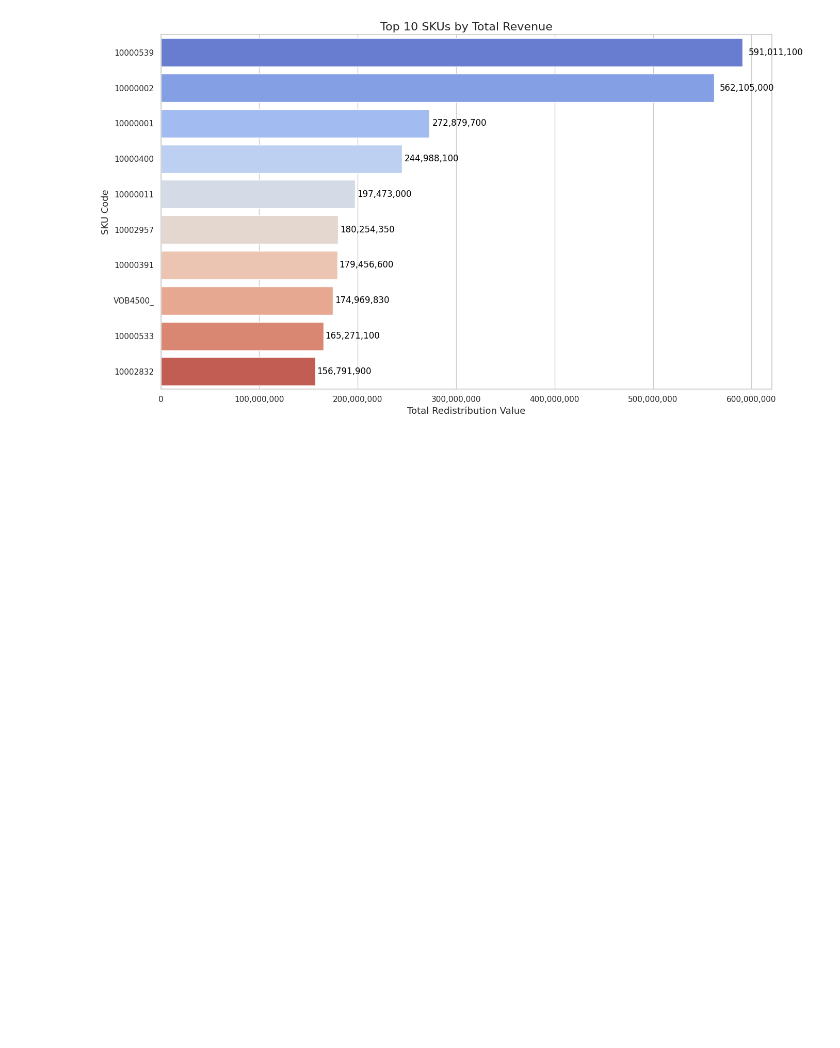
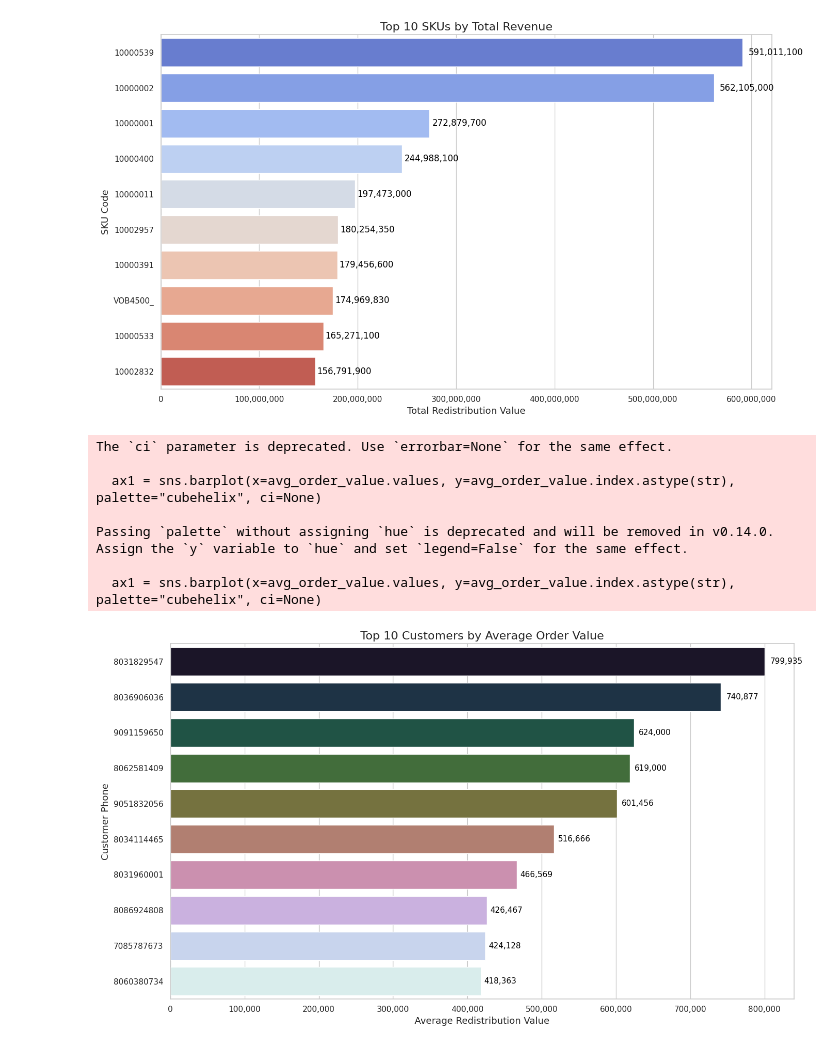
Before and after one commit to boiBASH/Tolaram_Projecct, a Jupyter notebook: tolaram_visualization.ipynb, the cells around one changed output. Cells and saved outputs as stored; diff of their text form; code cells hidden in the pictures; blank space fills up the shorter version.

```diff
--- a/tolaram_visualization.ipynb
+++ b/tolaram_visualization.ipynb
@@ -395,3 +363,26 @@ Passing `palette` without assigning `hue` is deprecated and will be removed in v
 
   ax = sns.barplot(
 [figure]
+# %%
+# --- 1. Average Order Value ---
+avg_order_value = df.groupby("Customer_Phone")["Redistribution Value"].mean().sort_values(ascending=False).head(10)
+
+plt.figure(figsize=(14, 8))
+ax1 = sns.barplot(x=avg_order_value.values, y=avg_order_value.index.astype(str), palette="cubehelix", ci=None)
+plt.title("Top 10 Customers by Average Order Value", fontsize=16)
+plt.xlabel("Average Redistribution Value", fontsize=13)
+plt.ylabel("Customer Phone", fontsize=13)
+ax1.xaxis.set_major_formatter(ticker.FuncFormatter(lambda x, _: f'{int(x):,}'))
+for i, v in enumerate(avg_order_value.values):
+    ax1.text(v + (v * 0.01), i, f'{int(v):,}', color='black', va='center', fontsize=11)
+plt.tight_layout()
+plt.show()
+# %% [output]
+The `ci` parameter is deprecated. Use `errorbar=None` for the same effect.
+
+  ax1 = sns.barplot(x=avg_order_value.values, y=avg_order_value.index.astype(str), palette="cubehelix", ci=None)
+
+Passing `palette` without assigning `hue` is deprecated and will be removed in v0.14.0. Assign the `y` variable to `hue` and set `legend=False` for the same effect.
+
+  ax1 = sns.barplot(x=avg_order_value.values, y=avg_order_value.index.astype(str), palette="cubehelix", ci=None)
+[figure, added]
```
Also changed, not shown: parts of 13 cells of this notebook.
